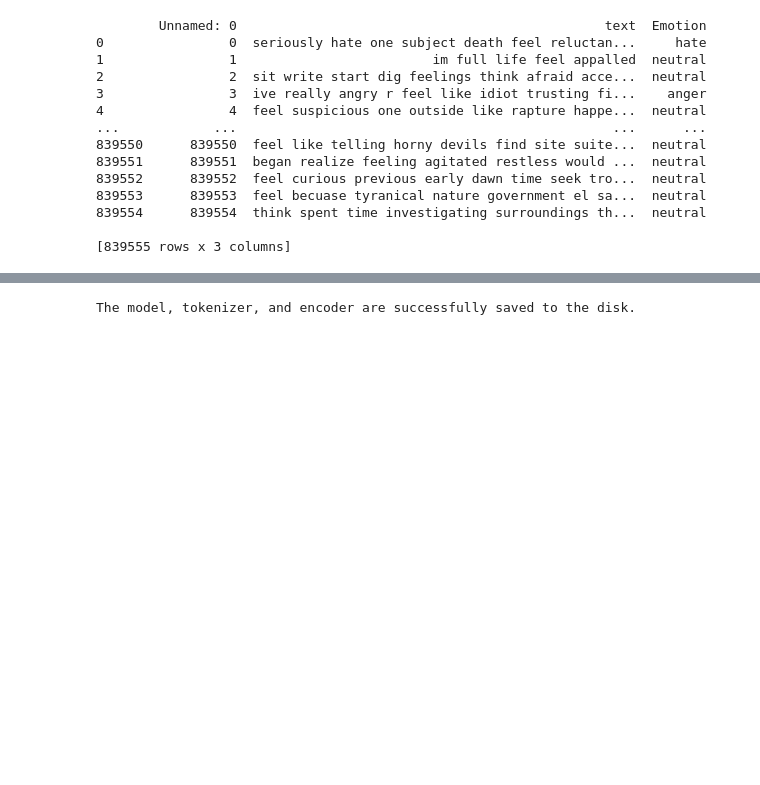
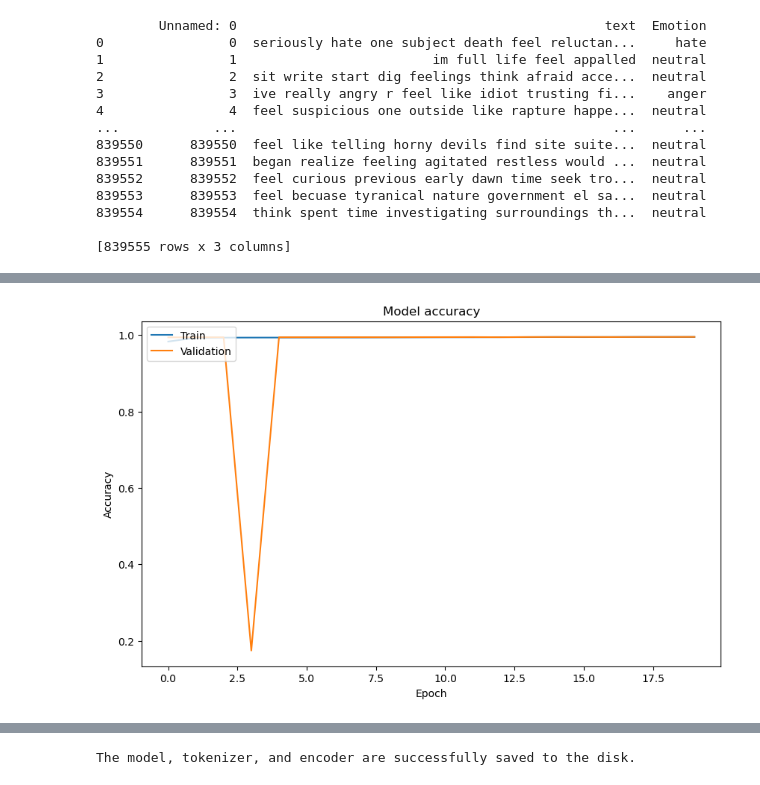
Before and after one commit to pkim23/CSE575Project, a Jupyter notebook: train.ipynb, the cells around one changed output, grey strips where cells are left out. Saved outputs shown, nothing was run; the diff lists cells and outputs as text; code cells hidden in the pictures; blank space fills up the shorter version.

```diff
--- a/train.ipynb
+++ b/train.ipynb
@@ -90,16 +103,19 @@ print(data)
 # %%
-# Prepare text data
+
 tokenizer = Tokenizer(num_words=5000)
 
 tokenizer.fit_on_texts(data['text'])
 sequences = tokenizer.texts_to_sequences(data['text'])
-x = pad_sequences(sequences, maxlen=200)
+maxlen = max(len(tokens) for tokens in sequences)
+x = pad_sequences(sequences, maxlen=maxlen, padding='post')
 
-# Prepare target data
+
 encoder = LabelEncoder()
 encoder.fit(data['Emotion'])
 encoded_y = encoder.transform(data['Emotion'])
 y = to_categorical(encoded_y)
 
-# Split data into training and testing sets
+
 x_train, x_test, y_train, y_test = train_test_split(x, y, test_size=0.2, random_state=1)
+
+input_size = np.max(x_train) + 1
@@ -128,14 +122,16 @@ Epoch 10/10
 # %%
 # Define model
 model = Sequential()
-model.add(Embedding(5000, 100, input_length=200))
-model.add(Conv1D(128, 5, activation='relu'))
-model.add(GlobalMaxPooling1D())
-model.add(Dense(10, activation='relu'))
-model.add(Dense(y.shape[1], activation='softmax'))
+model.add(Embedding(input_dim=input_size, output_dim=100,input_shape=(69,)))
+model.add(Bidirectional(LSTM(128)))
+model.add(BatchNormalization())
+model.add(Dropout(0.5))
+model.add(Dense(64, activation='relu'))
+model.add(Dropout(0.5))
+model.add(Dense(13, activation='softmax'))
 
-# Compile model
+
 model.compile(loss='categorical_crossentropy', optimizer='adam', metrics=['accuracy'])
-
-# Train model
-model.fit(x_train, y_train, validation_data=(x_test, y_test), epochs=5, batch_size=64)
+# %%
+
+history = model.fit(x_train, y_train, validation_data=(x_test, y_test), epochs=20, batch_size=32)
@@ -141,0 +156,11 @@ model.fit(x_train, y_train, validation_data=(x_test, y_test), epochs=5, batch_si
+# %%
+plt.figure(figsize=(10, 6))
+plt.plot(history.history['accuracy'])
+plt.plot(history.history['val_accuracy'])
+plt.title('Model accuracy')
+plt.ylabel('Accuracy')
+plt.xlabel('Epoch')
+plt.legend(['Train', 'Validation'], loc='upper left')
+plt.show()
+# %% [output]
+[figure, added]
```
Also changed, not shown: parts of 14 cells of this notebook, 9 other files.
